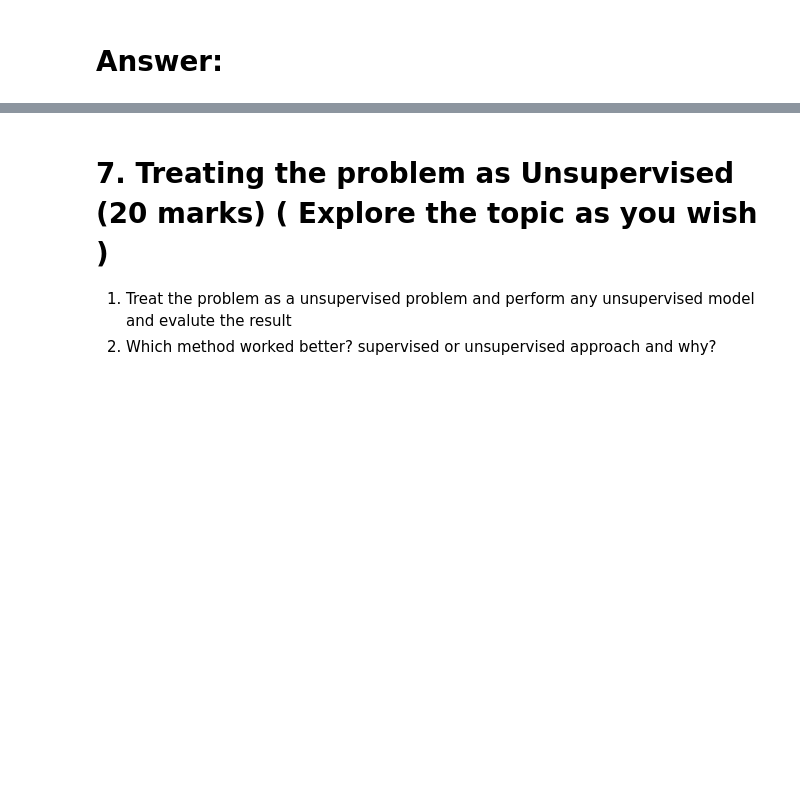
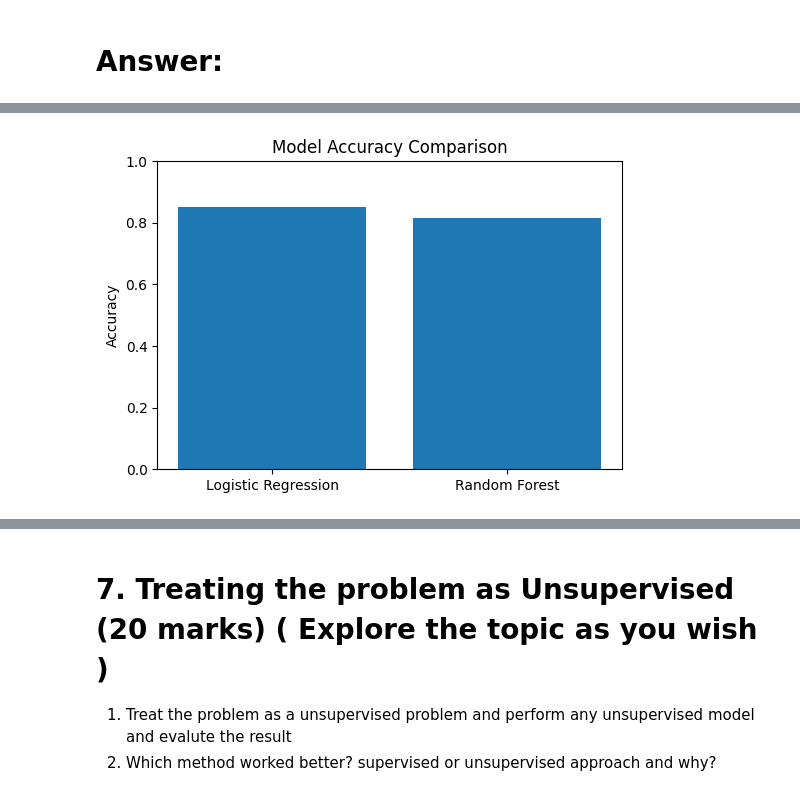
Before and after one commit to Dev-Maidul/heart-disease-ml-pipeline, a Jupyter notebook: ML_FINAL.ipynb, the cells around one changed output, grey strips where cells are left out. Cells and saved outputs as stored; diff of their text form; code cells hidden in the pictures; blank space fills up the shorter version.

Commit message:
feat: compare classification model performance

```diff
--- a/ML_FINAL.ipynb
+++ b/ML_FINAL.ipynb
@@ -461,3 +461,86 @@ Both models have been trained successfully.
 Compare the results of all models based on all of the above described metrics. Why do you think this model performed better than the other one for this dataset?
 # %% [markdown]
 # Answer:
+# %%
+
+from sklearn.metrics import (
+    accuracy_score,
+    precision_score,
+    recall_score,
+    confusion_matrix,
+    ConfusionMatrixDisplay
+)
+import matplotlib.pyplot as plt
+
+# --------------------------------------------
+# Predictions
+# --------------------------------------------
+logistic_pred = logistic_pipeline.predict(X_test)
+rf_pred = rf_pipeline.predict(X_test)
+
+# --------------------------------------------
+# Evaluation Metrics
+# --------------------------------------------
+models = {
+    "Logistic Regression": logistic_pred,
+    "Random Forest": rf_pred
+}
+
+results = {}
+
+for name, pred in models.items():
+    results[name] = {
+        "Accuracy": accuracy_score(y_test, pred),
+        "Precision": precision_score(y_test, pred),
+        "Recall": recall_score(y_test, pred)
+    }
+
+# --------------------------------------------
+# Display Results
+# --------------------------------------------
+print("Model Performance:\n")
+
+for model, metrics in results.items():
+    print(model)
+    for metric, value in metrics.items():
+        print(f"{metric}: {value:.4f}")
+    print("-" * 30)
+
+# --------------------------------------------
+# Bar Chart
+# --------------------------------------------
+plt.figure(figsize=(6,4))
+
+plt.bar(
+    results.keys(),
+    [results[m]["Accuracy"] for m in results]
+)
+
+plt.ylabel("Accuracy")
+plt.title("Model Accuracy Comparison")
+plt.ylim(0,1)
+
+plt.show()
+
+# --------------------------------------------
+# Confusion Matrices
+# --------------------------------------------
+fig, axes = plt.subplots(1, 2, figsize=(10,4))
+
+ConfusionMatrixDisplay.from_predictions(
+    y_test,
+    logistic_pred,
+    ax=axes[0]
+)
+axes[0].set_title("Logistic Regression")
+
+ConfusionMatrixDisplay.from_predictions(
+    y_test,
+    rf_pred,
+    ax=axes[1]
+)
+axes[1].set_title("Random Forest")
+
+plt.tight_layout()
+plt.show()
+# %% [output]
@@ -463,0 +559 @@ Compare the results of all models based on all of the above described metrics. W
+[figure, added]
```
Also changed, not shown: parts of 2 cells of this notebook.
